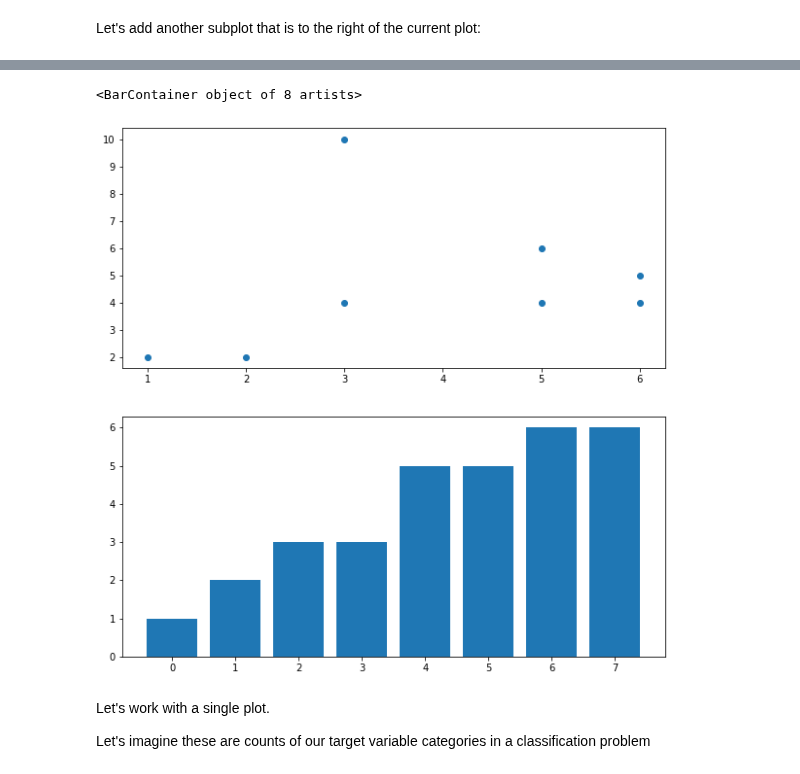
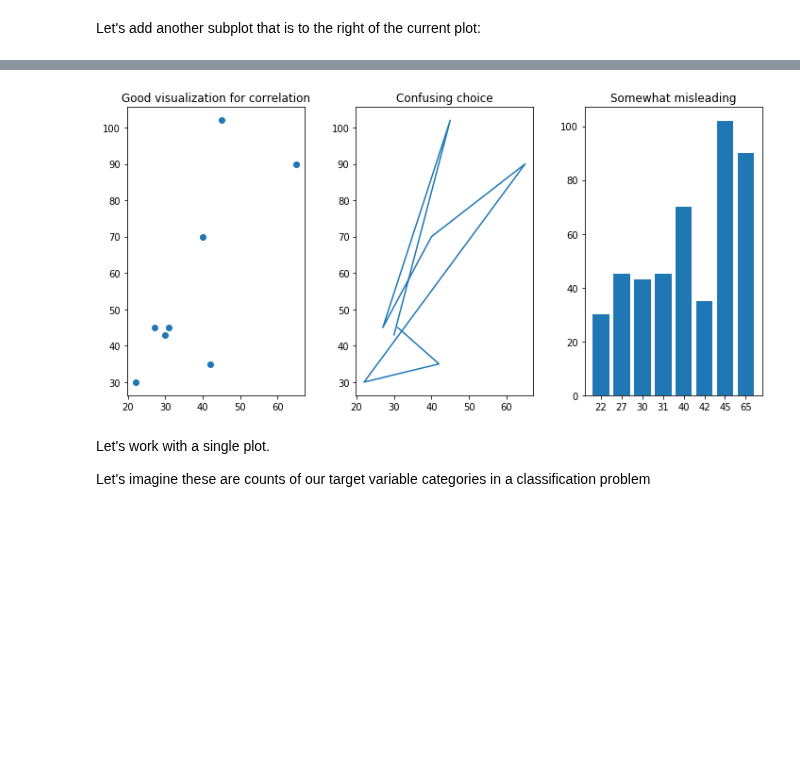
Before and after one commit to lecritch/data_viz_chi_sea_ds_051120, a Jupyter notebook: matplotlib.ipynb, the cells around one changed output, grey strips where cells are left out. Cells and saved outputs as stored; diff of their text form; code cells hidden in the pictures; blank space fills up the shorter version.

```diff
--- a/matplotlib.ipynb
+++ b/matplotlib.ipynb
@@ -210,23 +214,28 @@ ax2.bar(x=range(len(x)), height= x )
 # %%
 # Your turn: adjust the bar plot above so the barplot is below the scatter.
-# %%
-#__SOLUTION__
-# Create figure and axis objects
-fig, (ax1, ax2) = plt.subplots(2,1)
-
-fig.set_figheight(10)
-fig.set_figwidth(10)
-
-x = [1, 2, 3, 3, 5, 5, 6, 6]
-y = [2, 2, 10, 4, 6, 4, 5, 4]
-
-# Create a scatter plot on our axis object
-ax1.scatter(x, y);
-
-ax2.bar(x=range(len(x)), height= x )
-# %% [output]
-<BarContainer object of 8 artists>
-[figure, removed]
+# %%
+# Create figure and axis objects
+fig, (ax1, ax2, ax3) = plt.subplots(1,3, figsize=(10,5))
+# Create data
+ages = [30, 45, 27, 40, 65, 22, 42,31]
+incomes = [43,102 ,45, 70, 90, 30, 35, 45]
+
+age_income = sorted([(age,income) for age,income in zip(ages,incomes)])
+age_sorted = [person[0] for person in age_income]
+income_sorted = [person[1] for person in age_income]
+# Create a scatter plot on our axis object
+ax1.scatter(ages, incomes);
+ax1.set_title('Good visualization for correlation')
+ax2.plot(ages, incomes);
+ax2.set_title("Confusing choice")
+
+ax3.bar(x=range(0,8), height= income_sorted)
+ax3.set_xticks(range(0,8))
+ax3.set_xticklabels(age_sorted)
+ax3.set_title('Somewhat misleading')
+plt.tight_layout();
+# %% [output]
+[figure, added]
 # %% [markdown]
 Let's work with a single plot.
 
```
Also changed, not shown: parts of 6 cells of this notebook.
